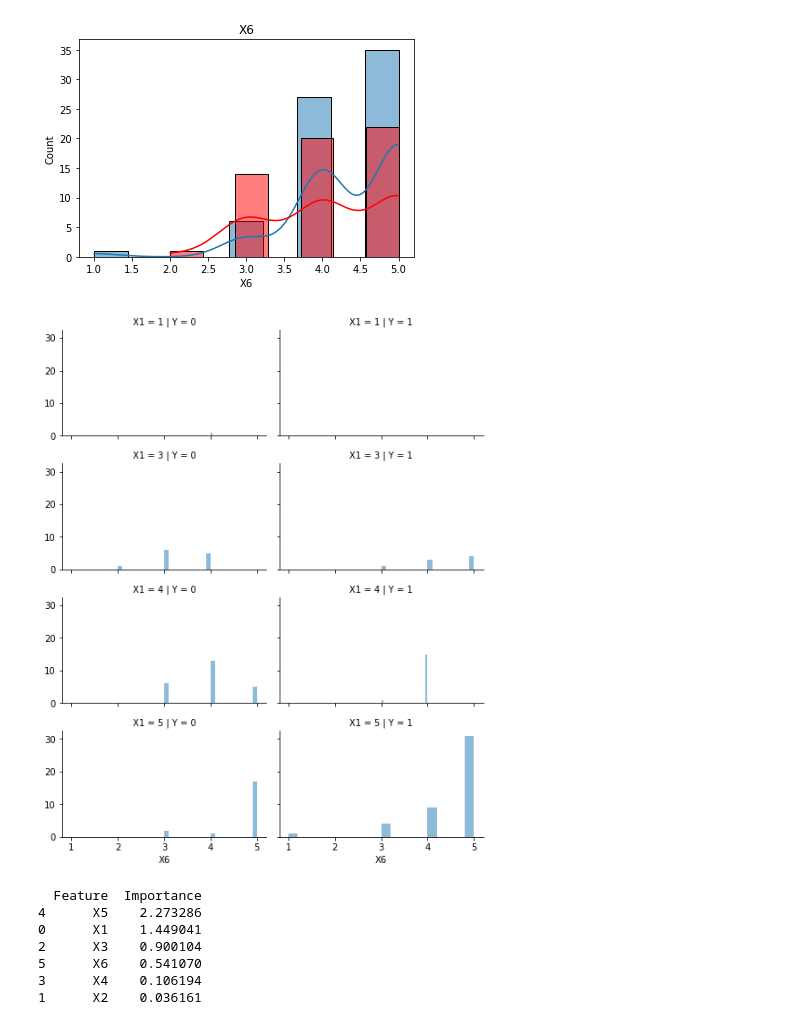
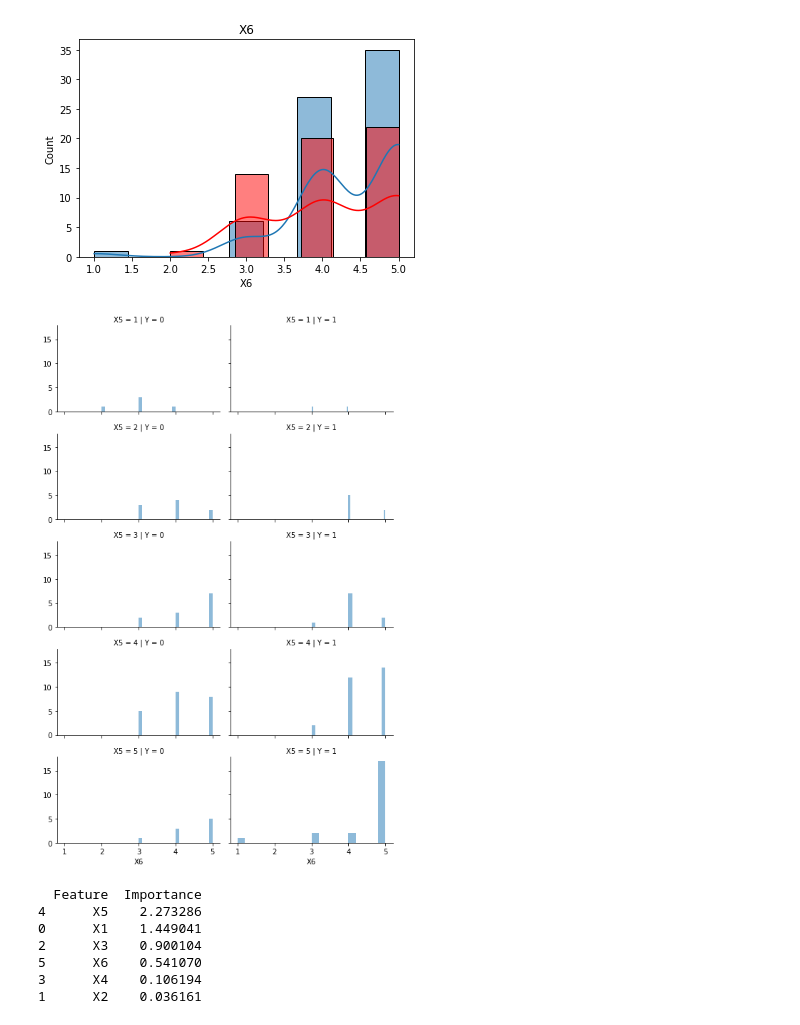
Before and after one commit to nataliegref/Happy-customers, a Jupyter notebook: Second pass NG project1.ipynb, the cells around one changed output. Cells and saved outputs as stored; diff of their text form; code cells hidden in the pictures.

```diff
--- a/Second pass NG project1.ipynb
+++ b/Second pass NG project1.ipynb
@@ -174,11 +174,11 @@ ax.set_title(feature)
 Text(0.5, 1.0, 'X6')
 [figure]
 # %%
-grid = sns.FacetGrid(data, col='Y', row='X1', size=2.2, aspect=1.6)
+grid = sns.FacetGrid(data, col='Y', row='X5', size=2.2, aspect=1.6)
 grid.map(plt.hist, 'X6', alpha=.5, bins=20)
 grid.add_legend();
 # %% [output]
-[figure, old version]
+[figure, new version]
 # %%
 X = data[feature_cols]
 y = data.Y
```
Also changed, not shown: parts of 1 cell of this notebook.
